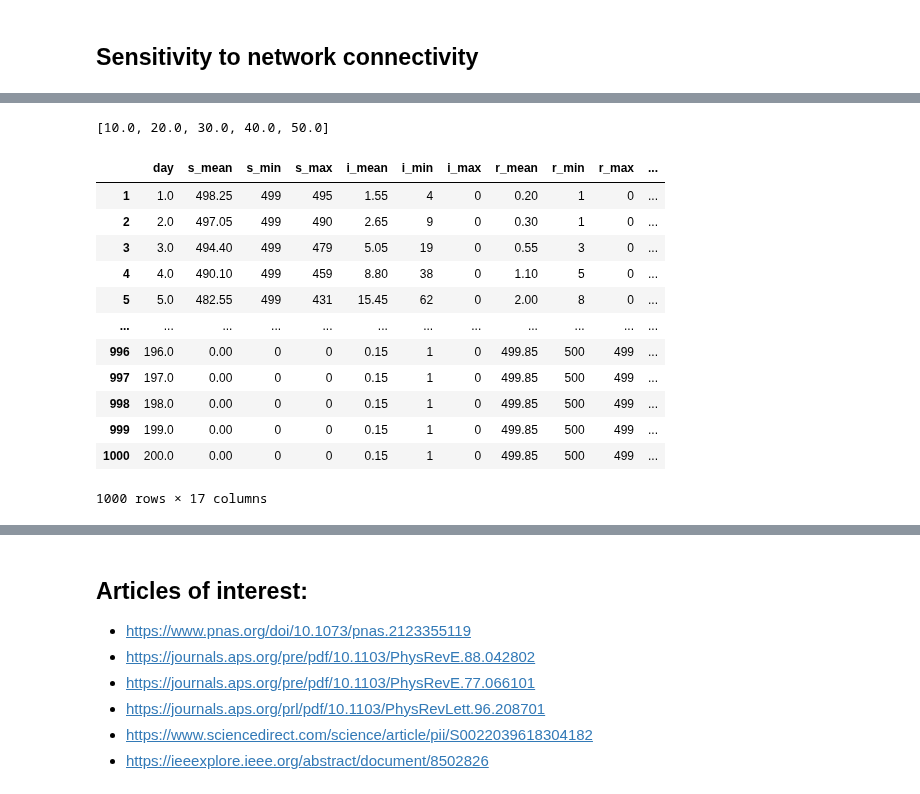
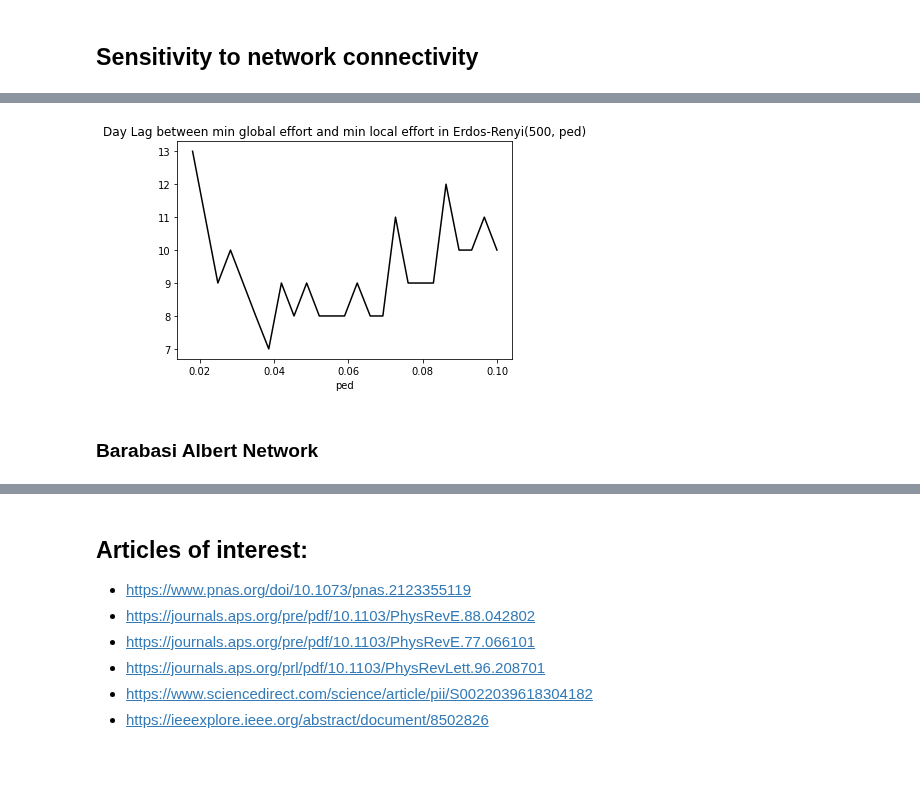
Before and after one commit to JimmyCalvoMonge/AdaptiveNetworks, a Jupyter notebook: network_experiments.ipynb, the cells around one changed output, grey strips where cells are left out. Saved outputs shown, nothing was run; the diff lists cells and outputs as text; code cells hidden in the pictures; blank space fills up the shorter version.

Commit message:
increase connectivity samples

```diff
--- a/network_experiments.ipynb
+++ b/network_experiments.ipynb
@@ -607,5 +592,7 @@ bepidist_data_c
 # %%
-for conn in conns[5:]:
+day_lags = []
+for conn in conns:
+
     bepidist = bepidist_data_c.copy()
     bepidist = bepidist[bepidist['ped'] == conn]
 
@@ -626,15 +613,17 @@ for conn in conns[5:]:
     lower_sus = bepidist['suscedgecount_min'].astype(float).tolist()
     upper_sus = bepidist['suscedgecount_max'].astype(float).tolist()
 
-    plt.figure()
-    days = 50
-    plt.plot(mean_all[0:days],'-k', label="Network avg. edges reduction")
-    plt.fill_between(list(range(len(mean_all[0:days]))), upper_all[0:days], lower_all[0:days], color="k", alpha=0.2)
-    plt.plot(mean_sus[0:days], linestyle='--', color='b', label="Individuals avg. edges reduction")
-    plt.fill_between(list(range(len(mean_sus[0:days]))), upper_sus[0:days], lower_sus[0:days], color="b", alpha=0.2)
-    plt.plot(i_mean[0:days],'-r', label="Network avg. edges reduction")
-    plt.fill_between(list(range(len(i_mean[0:days]))), i_max[0:days], i_min[0:days], color="r", alpha=0.2)
-    plt.legend(loc="lower right")
-    plt.title(f"Edge reduction (global/local) and infected population. Connectivity={conn}")
-    plt.xlabel("Time")
-    plt.show()
+    day_lags.append(np.nanargmin(mean_sus) - np.nanargmin(mean_all))
+
+    # plt.figure()
+    # days = 50
+    # plt.plot(mean_all[0:days],'-k', label="Network avg. edges reduction")
+    # plt.fill_between(list(range(len(mean_all[0:days]))), upper_all[0:days], lower_all[0:days], color="k", alpha=0.2)
+    # plt.plot(mean_sus[0:days], linestyle='--', color='b', label="Individuals avg. edges reduction")
+    # plt.fill_between(list(range(len(mean_sus[0:days]))), upper_sus[0:days], lower_sus[0:days], color="b", alpha=0.2)
+    # plt.plot(i_mean[0:days],'-r', label="Infected Proportion")
+    # plt.fill_between(list(range(len(i_mean[0:days]))), i_max[0:days], i_min[0:days], color="r", alpha=0.2)
+    # plt.legend(loc="lower right")
+    # plt.title(f"Edge reduction (global/local) and infected population. Connectivity={conn}")
+    # plt.xlabel("Time")
+    # plt.show()
@@ -655,3 +630,13 @@ for conn in conns[5:]:
+# %%
+plt.figure()
+plt.plot(conns, day_lags,'-k', label="Network avg. edges reduction")
+plt.title("Day Lag between min global effort and min local effort in Erdos-Renyi(500, ped)")
+plt.xlabel("ped")
+plt.show()
+# %% [output]
+[figure, added]
+# %% [markdown]
+### Barabasi Albert Network
 # %%
 bepidist_data_ba = pd.read_csv('./Data/bepidist_ntwk_barabasi_albert.csv')
 bepidist_data_ba = bepidist_data_ba.drop(columns=['Unnamed: 0']).iloc[1: , :]
@@ -660,21 +645,4 @@ bepidist_data_ba.columns = ['day', 's_mean', 's_min', 's_max', 'i_mean', 'i_min'
 'suscedgecount_mean', 'suscedgecount_min', 'suscedgecount_max', 'm']
 bepidist_data_ba = bepidist_data_ba.apply(pd.to_numeric)
 mms = bepidist_data_ba['m'].unique().tolist()
-print(mms)
-bepidist_data_ba
-# %% [output]
-[10.0, 20.0, 30.0, 40.0, 50.0]
-|  | day | s_mean | s_min | s_max | i_mean | i_min | i_max | r_mean | r_min | r_max | ... |
-| 1 | 1.0 | 498.25 | 499 | 495 | 1.55 | 4 | 0 | 0.20 | 1 | 0 | ... |
-| 2 | 2.0 | 497.05 | 499 | 490 | 2.65 | 9 | 0 | 0.30 | 1 | 0 | ... |
-| 3 | 3.0 | 494.40 | 499 | 479 | 5.05 | 19 | 0 | 0.55 | 3 | 0 | ... |
-| 4 | 4.0 | 490.10 | 499 | 459 | 8.80 | 38 | 0 | 1.10 | 5 | 0 | ... |
-| 5 | 5.0 | 482.55 | 499 | 431 | 15.45 | 62 | 0 | 2.00 | 8 | 0 | ... |
-| ... | ... | ... | ... | ... | ... | ... | ... | ... | ... | ... | ... |
-| 996 | 196.0 | 0.00 | 0 | 0 | 0.15 | 1 | 0 | 499.85 | 500 | 499 | ... |
-| 997 | 197.0 | 0.00 | 0 | 0 | 0.15 | 1 | 0 | 499.85 | 500 | 499 | ... |
-| 998 | 198.0 | 0.00 | 0 | 0 | 0.15 | 1 | 0 | 499.85 | 500 | 499 | ... |
-| 999 | 199.0 | 0.00 | 0 | 0 | 0.15 | 1 | 0 | 499.85 | 500 | 499 | ... |
-| 1000 | 200.0 | 0.00 | 0 | 0 | 0.15 | 1 | 0 | 499.85 | 500 | 499 | ... |
-1000 rows × 17 columns
 # %%
```
Also changed, not shown: parts of 6 cells of this notebook, 19 other files.
